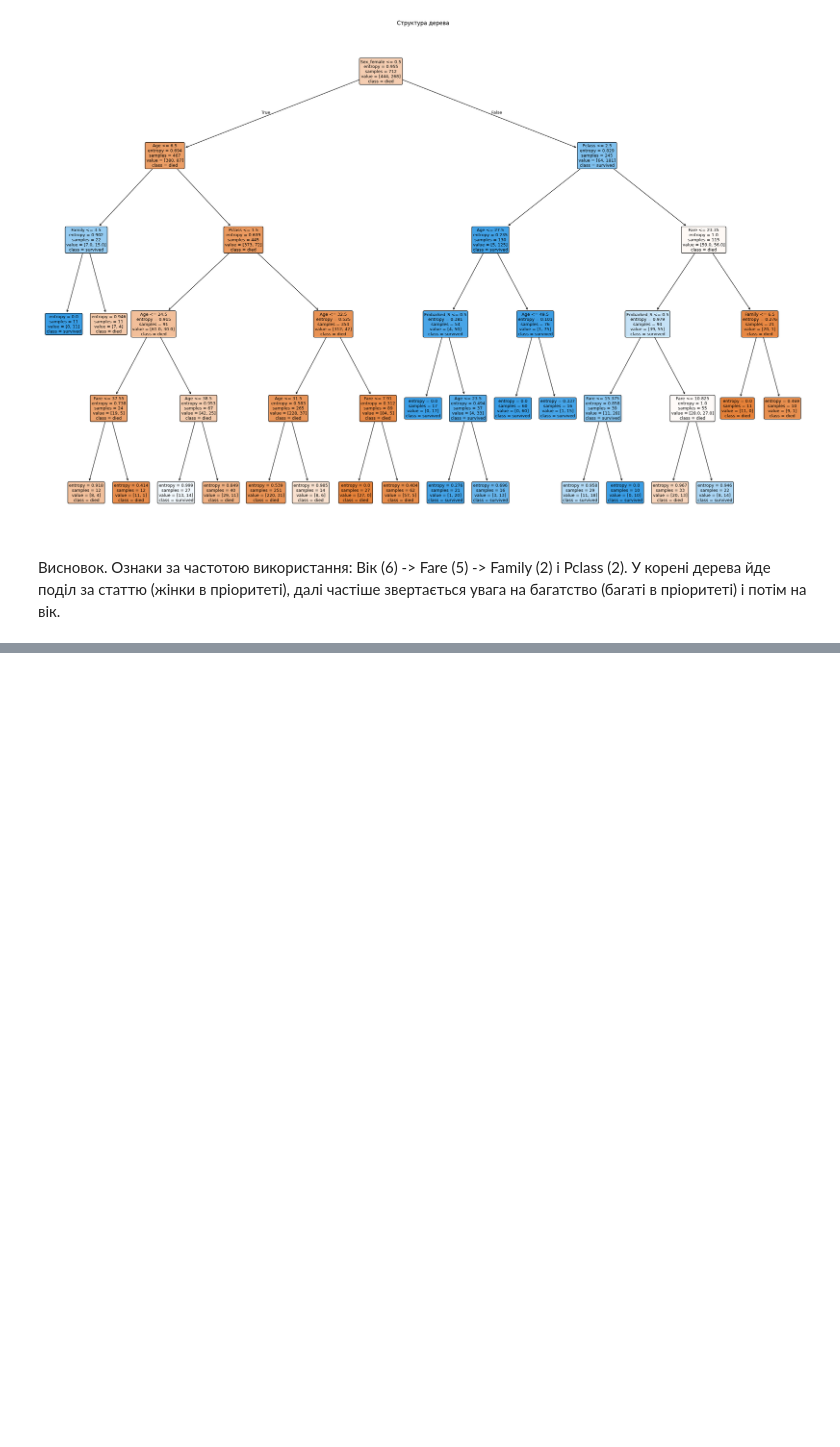
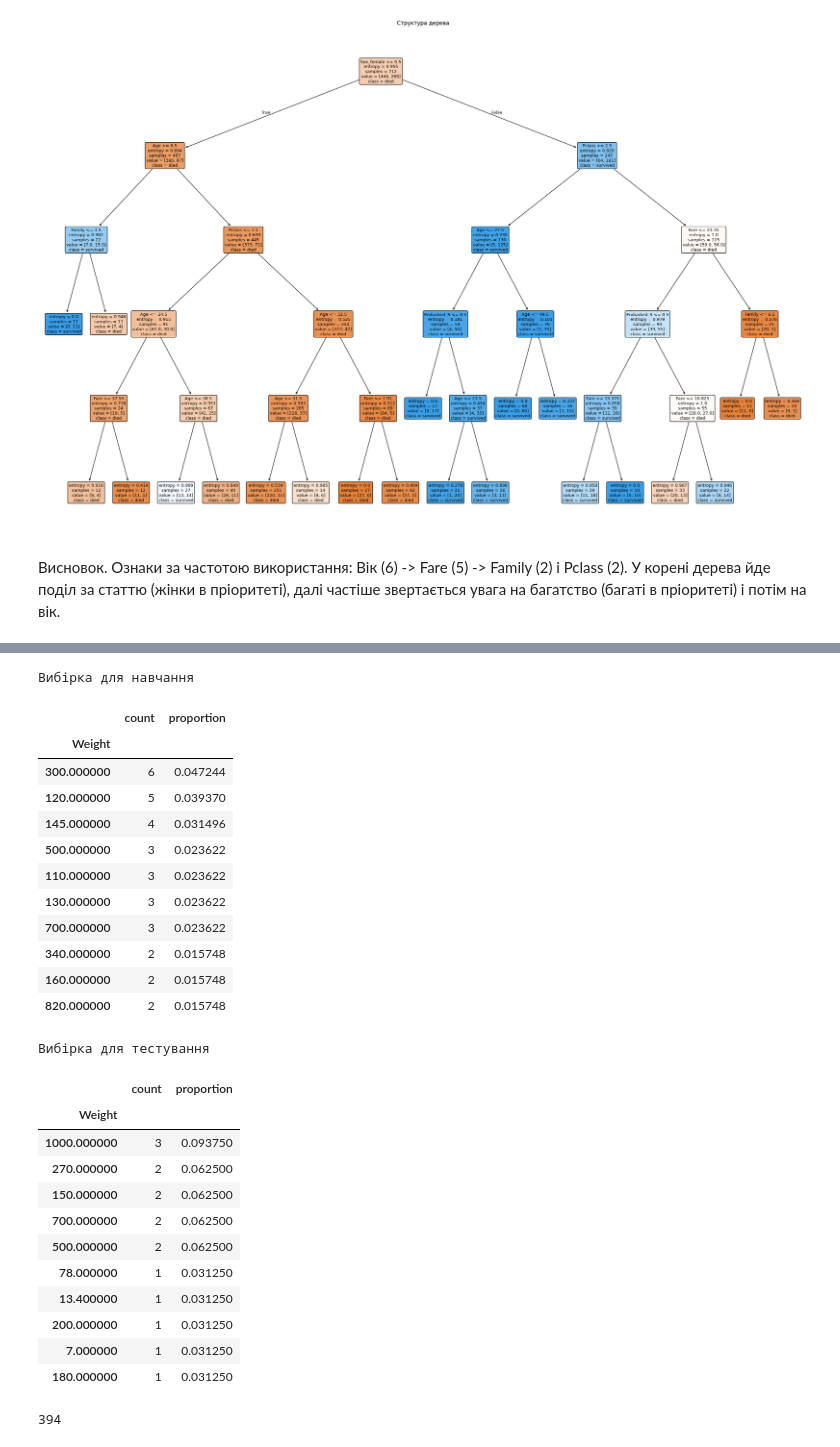
Before and after one commit to BogdanPinchuk/DataScience-PBY_HW12, a Jupyter notebook: Bohdan_Pinchuk_DS_HW12.ipynb, the cells around one changed output, grey strips where cells are left out. Drawn from its saved outputs; the diff is of its cells as text; code cells hidden in the pictures; blank space fills up the shorter version.

Commit message:
[Homework12] - updated models and implemented the 4th part

```diff
--- a/Bohdan_Pinchuk_DS_HW12.ipynb
+++ b/Bohdan_Pinchuk_DS_HW12.ipynb
@@ -665,0 +835,59 @@ plt.show()
+# %%
+import gc
+import pandas as pd
+from sklearn.model_selection import train_test_split
+
+# Input data
+target_value = "Weight"
+test_ratio = 0.2
+rng_seed = 42
+
+# Solution
+X_data = fish_market.drop(columns=[target_value])
+Y_data = fish_market[target_value]
+
+del fish_market
+
+X_train, X_test, Y_train, Y_test = train_test_split(X_data, Y_data, test_size=test_ratio,
+                                                    random_state=rng_seed, shuffle=True)
+
+# Print results
+display(pd.concat([
+    Y_train.value_counts(),
+    Y_train.value_counts(normalize=True)
+], axis=1).head(10).style.set_caption("Вибірка для навчання"))
+display(pd.concat([
+    Y_test.value_counts(),
+    Y_test.value_counts(normalize=True)
+], axis=1).head(10).style.set_caption("Вибірка для тестування"))
+
+# Clean
+gc.collect()
+# %% [output]
+Вибірка для навчання
+|  | count | proportion |
+| Weight |  |  |
+| 300.000000 | 6 | 0.047244 |
+| 120.000000 | 5 | 0.039370 |
+| 145.000000 | 4 | 0.031496 |
+| 500.000000 | 3 | 0.023622 |
+| 110.000000 | 3 | 0.023622 |
+| 130.000000 | 3 | 0.023622 |
+| 700.000000 | 3 | 0.023622 |
+| 340.000000 | 2 | 0.015748 |
+| 160.000000 | 2 | 0.015748 |
+| 820.000000 | 2 | 0.015748 |
+Вибірка для тестування
+|  | count | proportion |
+| Weight |  |  |
+| 1000.000000 | 3 | 0.093750 |
+| 270.000000 | 2 | 0.062500 |
+| 150.000000 | 2 | 0.062500 |
+| 700.000000 | 2 | 0.062500 |
+| 500.000000 | 2 | 0.062500 |
+| 78.000000 | 1 | 0.031250 |
+| 13.400000 | 1 | 0.031250 |
+| 200.000000 | 1 | 0.031250 |
+| 7.000000 | 1 | 0.031250 |
+| 180.000000 | 1 | 0.031250 |
+394
```
Also changed, not shown: parts of 9 cells of this notebook, 2 other files.
